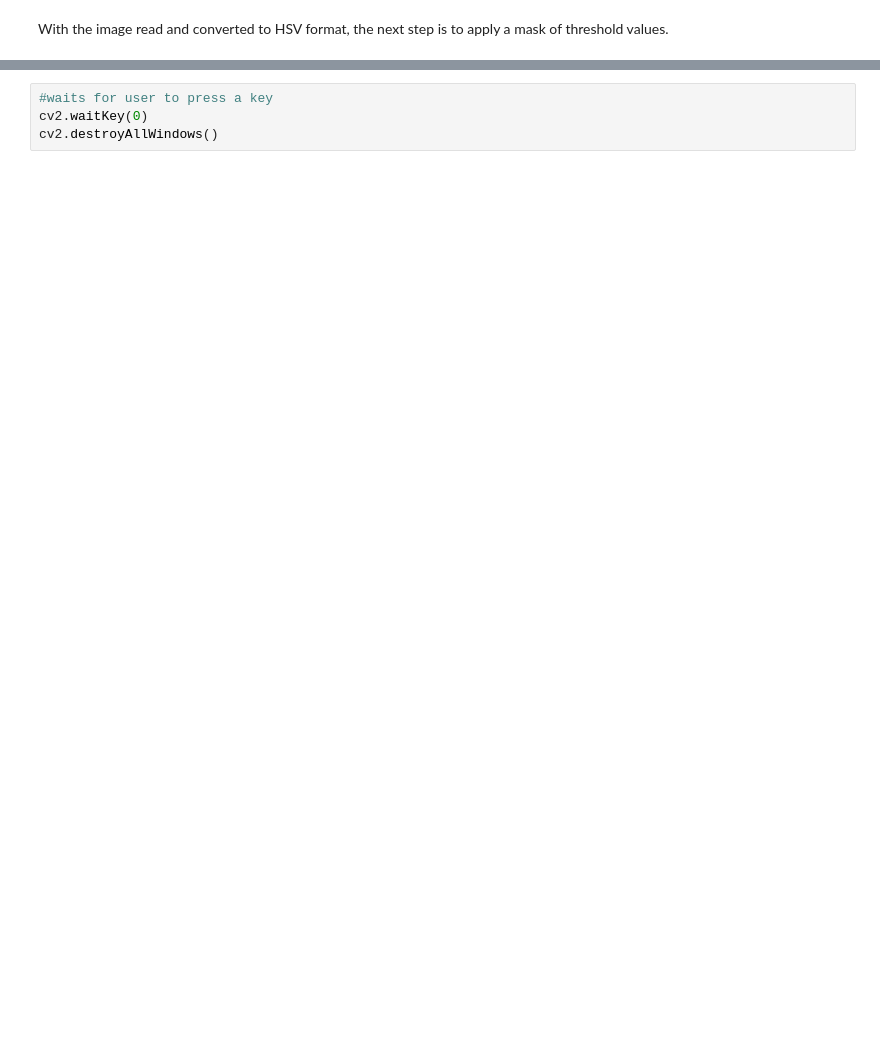
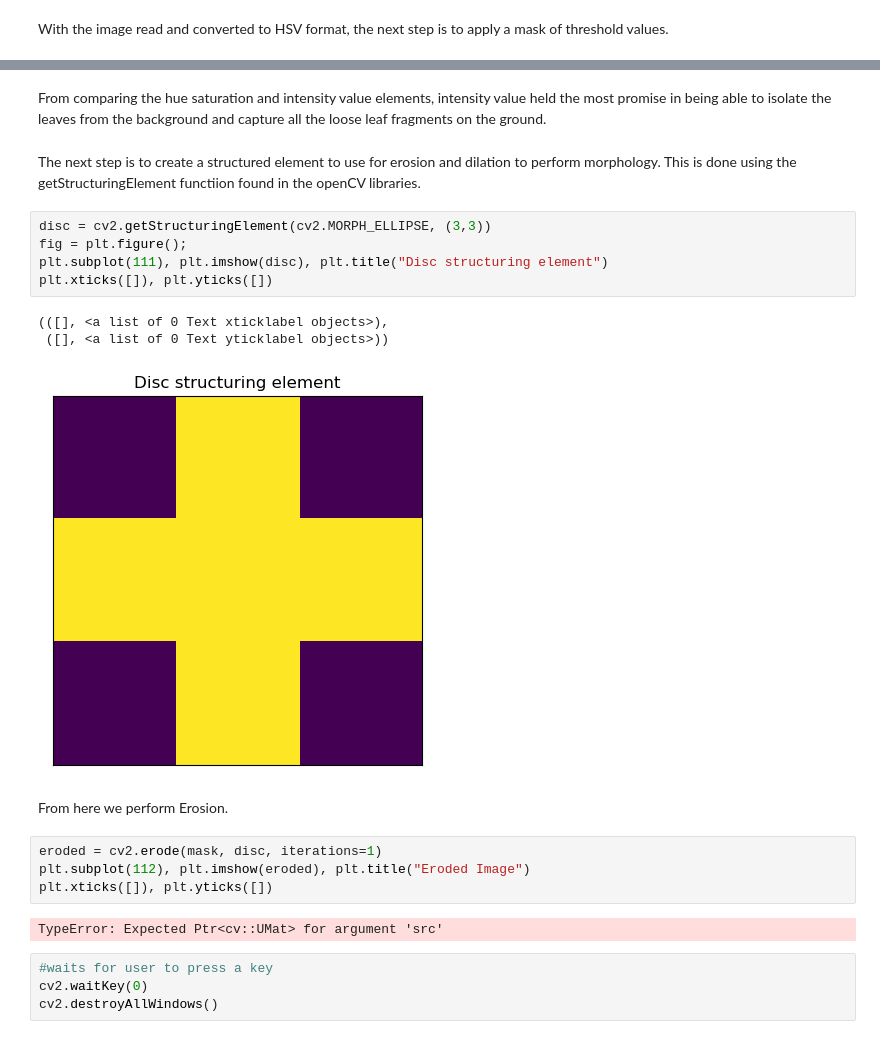
Before and after one commit to Neelxm10/cv-lab3, a Jupyter notebook: cv-lab3.ipynb, the cells around one changed output, grey strips where cells are left out. Saved outputs shown, nothing was run; the diff lists cells and outputs as text; blank space fills up the shorter version.

Commit message:
working on erosion and dilation

```diff
--- a/cv-lab3.ipynb
+++ b/cv-lab3.ipynb
@@ -36,3 +62,24 @@ plt.imshow(mask, cmap=plt.cm.gray)
+# %% [markdown]
+From comparing the hue saturation and intensity value elements, intensity value held the most promise in being able to isolate the leaves from the background and capture all the loose leaf fragments on the ground.
+# %% [markdown]
+The next step is to create a structured element to use for erosion and dilation to perform morphology. This is done using the getStructuringElement functiion found in the openCV libraries.
+# %%
+disc = cv2.getStructuringElement(cv2.MORPH_ELLIPSE, (3,3))
+fig = plt.figure();
+plt.subplot(111), plt.imshow(disc), plt.title("Disc structuring element")
+plt.xticks([]), plt.yticks([])
+# %% [output]
+(([], <a list of 0 Text xticklabel objects>),
+ ([], <a list of 0 Text yticklabel objects>))
+[figure, added]
+# %% [markdown]
+From here we perform Erosion.
+# %%
+eroded = cv2.erode(mask, disc, iterations=1)
+plt.subplot(112), plt.imshow(eroded), plt.title("Eroded Image")
+plt.xticks([]), plt.yticks([])
+# %% [output]
+TypeError: Expected Ptr<cv::UMat> for argument 'src'
 # %%
 #waits for user to press a key
 cv2.waitKey(0)
```
Also changed, not shown: parts of 4 cells of this notebook.
